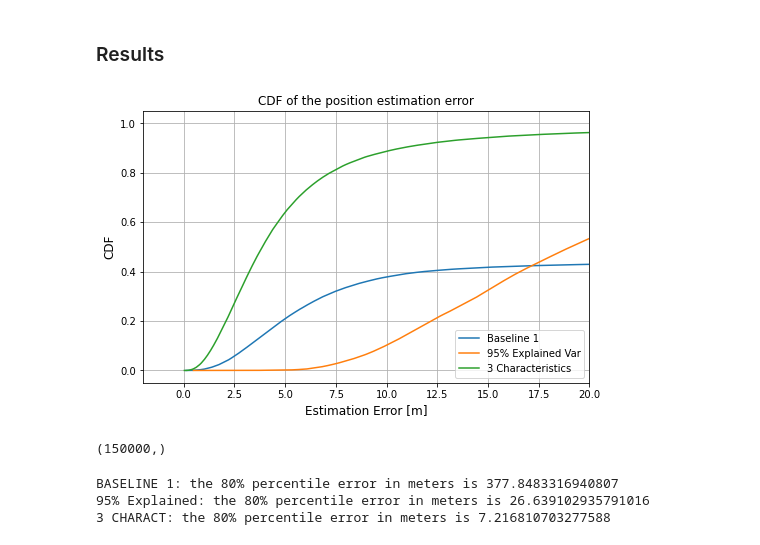
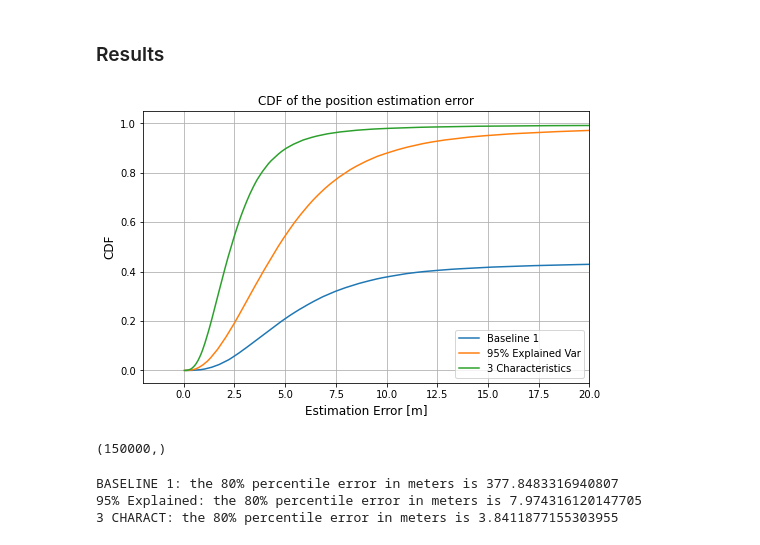
Before and after one commit to tommyazz/uav-localization, a Jupyter notebook: scratch/deep_learning_positioning_pca_noise_newarch.ipynb, the cells around one changed output. Cells and saved outputs as stored; diff of their text form; code cells hidden in the pictures.

Commit message:
Added pca with noise and new deeper architectures

```diff
--- a/scratch/deep_learning_positioning_pca_noise_newarch.ipynb
+++ b/scratch/deep_learning_positioning_pca_noise_newarch.ipynb
@@ -227,10 +228,10 @@ torch.save(dnn_model_95.state_dict(), "../models/dnn_model_95_v1_noise")
 # %%
 in_dim = num_features_95
 out_dim = all_paths_dataset.output_shape
-layers_dim = [in_dim, 256, 64, out_dim]
+layers_dim = [in_dim, 200, 100, 200, 100, out_dim]
 dnn_model_95 = DenseNet(layers_dim)
 dnn_model_95.to(device)
-dnn_model_95.load_state_dict(torch.load("../models/dnn_model_95_v1_noise"))
+dnn_model_95.load_state_dict(torch.load("../models/dnn_model_95_v1_noise_newarch"))
 
 # evaluate the model over the entire data and the test data
 train_error_95 = []
@@ -349,10 +355,10 @@ torch.save(dnn_model_3.state_dict(), "../models/dnn_model_3_v1_noise")
 # %%
 in_dim = 300
 out_dim = all_paths_dataset.output_shape
-layers_dim = [in_dim, 256, 64, out_dim]
+layers_dim = [in_dim, 200, 100, 200, 100, out_dim]
 dnn_model_3 = DenseNet(layers_dim)
 dnn_model_3.to(device)
-dnn_model_3.load_state_dict(torch.load("../models/dnn_model_3_v1_noise"))
+dnn_model_3.load_state_dict(torch.load("../models/dnn_model_3_v1_noise_newarch"))
 
 # evaluate the model over the entire data and the test data
 train_error_3 = []
@@ -394,24 +400,24 @@ baseline_error = np.sqrt(np.sum((true_cord_tensor_r - best_est_3d_coords)**2, ax
 # %%
 figure, ax = plt.subplots(1, 1, figsize=(8, 5))
 ax.plot(np.sort(baseline_error), np.linspace(0,1,tot_points), np.sort(all_error_95), np.linspace(0,1,len(all_error_95)),
        np.sort(all_error_3), np.linspace(0,1,len(all_error_3)))
 tikzplotlib.clean_figure(fig=figure, target_resolution=600)
 
 #plt.plot(np.sort(baseline_error), np.linspace(0,1,tot_points), linewidth=2, label="Baseline")
 #plt.plot(np.sort(all_error), np.linspace(0,1,len(all_error)), linewidth=2, label="Min Delay")
 #plt.plot(np.sort(all_error_all_paths), np.linspace(0,1,len(all_error_all_paths)), linewidth=2, label="All Paths")
 
 plt.xlim([-2,20])
 plt.ylabel("CDF", fontsize=12)
 plt.xlabel("Estimation Error [m]", fontsize=12)
 plt.title("CDF of the position estimation error")
 plt.grid()
 plt.legend(["Baseline 1", "95% Explained Var", "3 Characteristics", "Baseline 2"], loc="lower right")
 
-tikzplotlib.save("./figures/pca_95_3charac_vs_baselines_noise.tex")
+tikzplotlib.save("./figures/pca_95_3charac_vs_baselines_noise_newarch.tex")
 # plt.savefig("./dnn_vs_baseline.png")
 # %% [output]
-[figure, old version]
+[figure, new version]
 # %%
 print(all_error_95.shape)
 # print(f"The average error for the Baseline is {np.mean(baseline_error)}")
@@ -438,5 +444,5 @@ y = np.linspace(0,1.0,len(all_error_3_sort))
 print(f"3 CHARACT: the 80% percentile error in meters is {all_error_3_sort[y>=0.8][0]}")
 # %% [output]
 BASELINE 1: the 80% percentile error in meters is 377.8483316940807
-95% Explained: the 80% percentile error in meters is 26.639102935791016
-3 CHARACT: the 80% percentile error in meters is 7.216810703277588
+95% Explained: the 80% percentile error in meters is 7.974316120147705
+3 CHARACT: the 80% percentile error in meters is 3.8411877155303955
```
Also changed, not shown: parts of 10 cells of this notebook, 3 other files.
